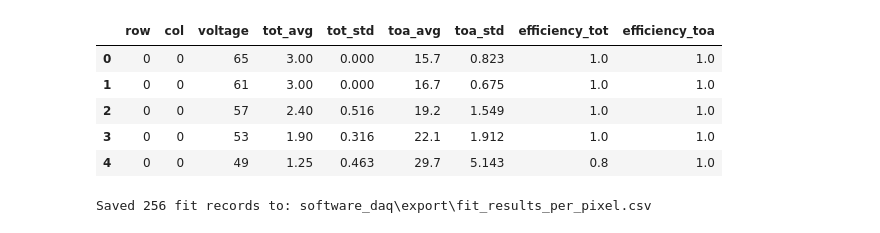
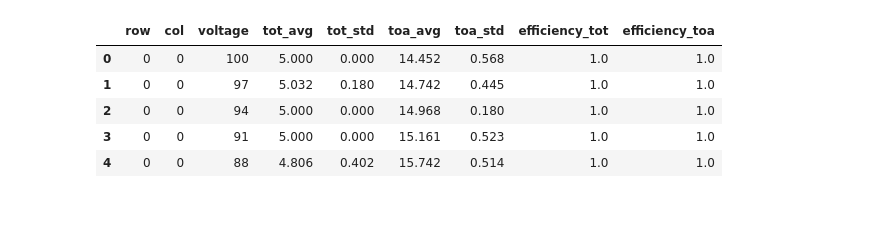
Before and after one commit to agalliani/falaphel3-daq, a Jupyter notebook: analisi-matrice copy.ipynb, the cells around one changed output. Cells and saved outputs as stored; diff of their text form; code cells hidden in the pictures.

```diff
--- a/analisi-matrice copy.ipynb
+++ b/analisi-matrice copy.ipynb
@@ -1,77 +1,18 @@
 # %%
 from pathlib import Path
 import pandas as pd
 
-path = Path("software_daq") /"export" / "export_matrix_scan_251113_165652_cap50.tsv"
+path = Path("misure_interessanti") /"full-matrix" / "export_matrix_scan_251113_174925_cap50_cap_csa_load.tsv"
 
 if not path.exists():
     raise FileNotFoundError(f"File non trovato: {path.resolve()}")
 
 df = pd.read_csv(path, sep="\t", encoding="utf-8", engine="python")
 df.head()
 # %% [output]
 |  | row | col | voltage | tot_avg | tot_std | toa_avg | toa_std | efficiency_tot | efficiency_toa |
-| 0 | 0 | 0 | 65 | 3.00 | 0.000 | 15.7 | 0.823 | 1.0 | 1.0 |
-| 1 | 0 | 0 | 61 | 3.00 | 0.000 | 16.7 | 0.675 | 1.0 | 1.0 |
-| 2 | 0 | 0 | 57 | 2.40 | 0.516 | 19.2 | 1.549 | 1.0 | 1.0 |
-| 3 | 0 | 0 | 53 | 1.90 | 0.316 | 22.1 | 1.912 | 1.0 | 1.0 |
-| 4 | 0 | 0 | 49 | 1.25 | 0.463 | 29.7 | 5.143 | 0.8 | 1.0 |
+| 0 | 0 | 0 | 100 | 5.000 | 0.000 | 14.452 | 0.568 | 1.0 | 1.0 |
+| 1 | 0 | 0 | 97 | 5.032 | 0.180 | 14.742 | 0.445 | 1.0 | 1.0 |
+| 2 | 0 | 0 | 94 | 5.000 | 0.000 | 14.968 | 0.180 | 1.0 | 1.0 |
+| 3 | 0 | 0 | 91 | 5.000 | 0.000 | 15.161 | 0.523 | 1.0 | 1.0 |
+| 4 | 0 | 0 | 88 | 4.806 | 0.402 | 15.742 | 0.514 | 1.0 | 1.0 |
-# %%
-import numpy as np
-from scipy.special import erf
-from scipy.optimize import curve_fit
-
-import matplotlib.pyplot as plt
-
-# erf S-curve model
-def myERF(x, mu, sigma):
-    x = np.asarray(x)
-    return 0.5 * (1.0 + erf((x - mu) / (sigma * np.sqrt(2.0))))
-
-#cols = ["efficiency_tot", "efficiency_toa"]
-cols = ["efficiency_toa"]
-results = []
-
-# group by pixel (row, col)
-for (r, c), group in df.groupby(["row", "col"]):
-    x_min, x_max = group["voltage"].min(), group["voltage"].max()
-    for col in cols:
-        if col not in group.columns:
-            continue
-        valid = group[["voltage", col]].dropna()
-        npts = len(valid)
-        if npts < 4:
-            results.append(
-                {"row": r, "col": c, "metric": col, "n_points": npts, "threshold": np.nan, "dispersion": np.nan, "success": False}
-            )
-            continue
-
-        xdata = valid["voltage"].values
-        ydata = valid[col].values
-
-        guess = [np.median(xdata), max(1.0, (xdata.max() - xdata.min()) / 4.0)]
-        try:
-            popt, pcov = curve_fit(
-                myERF,
-                xdata,
-                ydata,
-                p0=guess,
-                bounds=([-np.inf, 1e-6], [np.inf, np.inf]),
-                maxfev=5000,
-            )
-            fit_mu, fit_sigma = float(popt[0]), float(popt[1])
-            results.append(
-                {"row": r, "col": c, "metric": col, "n_points": npts, "threshold": fit_mu, "dispersion": fit_sigma, "success": True}
-            )
-        except Exception:
-            results.append(
-                {"row": r, "col": c, "metric": col, "n_points": npts, "threshold": np.nan, "dispersion": np.nan, "success": False}
-            )
-
-# results dataframe
-fit_df = pd.DataFrame(results)
-fit_out_path = path.parent / "fit_results_per_pixel.csv"
-fit_df.to_csv(fit_out_path, index=False)
-print(f"Saved {len(fit_df)} fit records to: {fit_out_path}")
-# %% [output]
-Saved 256 fit records to: software_daq\export\fit_results_per_pixel.csv
```
Also changed, not shown: parts of 8 cells of this notebook, 10 other files.
